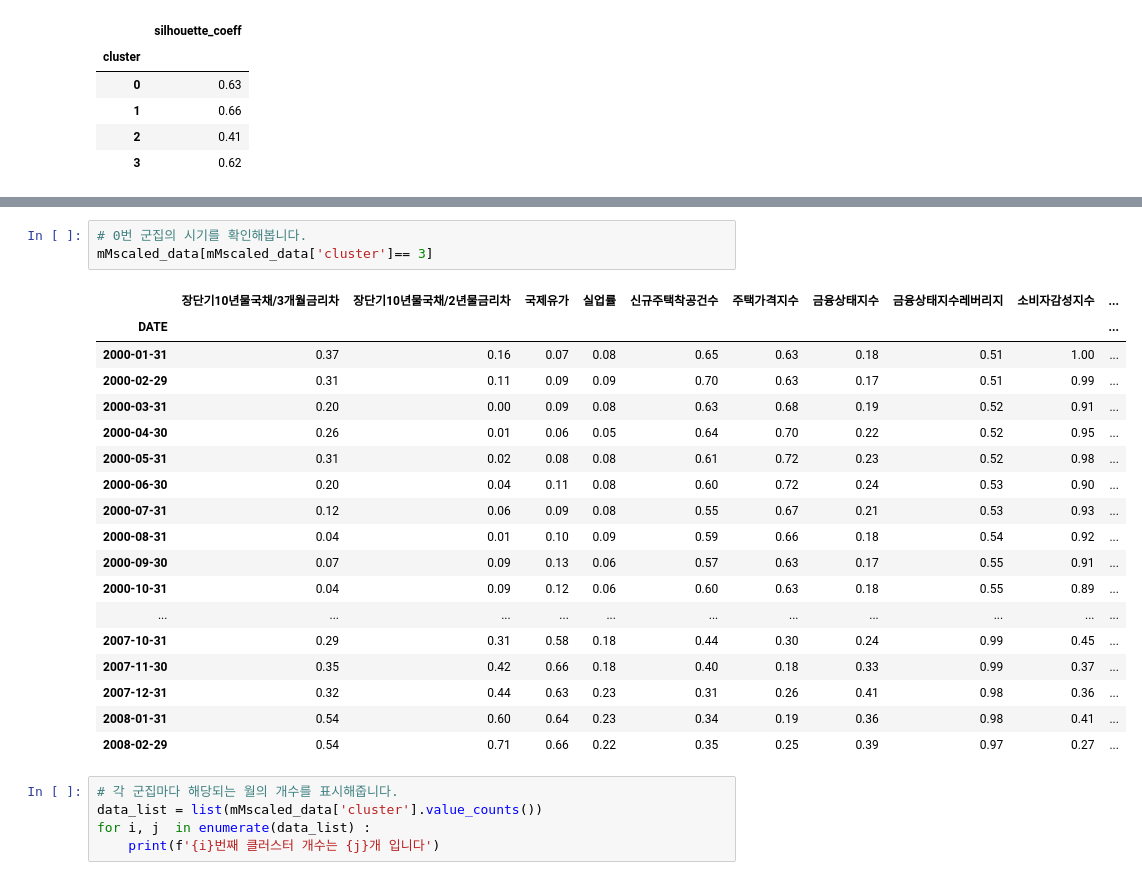
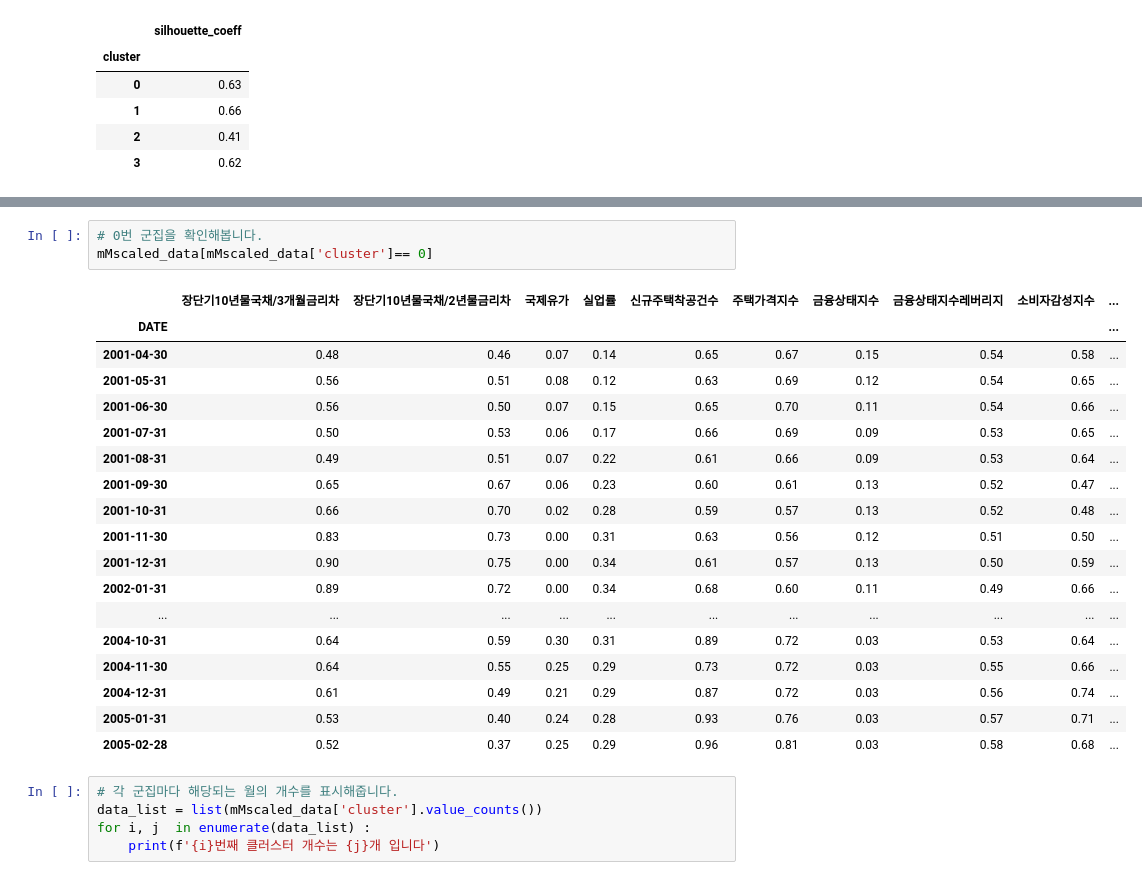
Before and after one commit to amazon4b/-, a Jupyter notebook: 경기분석,k_means(k=4),meanshift,_minmax스케일링_.ipynb, the cells around one changed output, grey strips where cells are left out. Cells and saved outputs as stored; diff of their text form.

```diff
--- a/경기분석,k_means(k=4),meanshift,_minmax스케일링_.ipynb
+++ b/경기분석,k_means(k=4),meanshift,_minmax스케일링_.ipynb
@@ -373,25 +323,25 @@ visualize_silhouette([ 2, 3, 4, 5 , 6], mMscaled_data)
 # %%
-# 0번 군집의 시기를 확인해봅니다.
-mMscaled_data[mMscaled_data['cluster']== 3]
+# 0번 군집을 확인해봅니다.
+mMscaled_data[mMscaled_data['cluster']== 0]
 # %% [output]
 |  | 장단기10년물국채/3개월금리차 | 장단기10년물국채/2년물금리차 | 국제유가 | 실업률 | 신규주택착공건수 | 주택가격지수 | 금융상태지수 | 금융상태지수레버리지 | 소비자감성지수 | ... |
 | DATE |  |  |  |  |  |  |  |  |  | ... |
-| 2000-01-31 | 0.37 | 0.16 | 0.07 | 0.08 | 0.65 | 0.63 | 0.18 | 0.51 | 1.00 | ... |
-| 2000-02-29 | 0.31 | 0.11 | 0.09 | 0.09 | 0.70 | 0.63 | 0.17 | 0.51 | 0.99 | ... |
-| 2000-03-31 | 0.20 | 0.00 | 0.09 | 0.08 | 0.63 | 0.68 | 0.19 | 0.52 | 0.91 | ... |
-| 2000-04-30 | 0.26 | 0.01 | 0.06 | 0.05 | 0.64 | 0.70 | 0.22 | 0.52 | 0.95 | ... |
-| 2000-05-31 | 0.31 | 0.02 | 0.08 | 0.08 | 0.61 | 0.72 | 0.23 | 0.52 | 0.98 | ... |
-| 2000-06-30 | 0.20 | 0.04 | 0.11 | 0.08 | 0.60 | 0.72 | 0.24 | 0.53 | 0.90 | ... |
-| 2000-07-31 | 0.12 | 0.06 | 0.09 | 0.08 | 0.55 | 0.67 | 0.21 | 0.53 | 0.93 | ... |
-| 2000-08-31 | 0.04 | 0.01 | 0.10 | 0.09 | 0.59 | 0.66 | 0.18 | 0.54 | 0.92 | ... |
-| 2000-09-30 | 0.07 | 0.09 | 0.13 | 0.06 | 0.57 | 0.63 | 0.17 | 0.55 | 0.91 | ... |
-| 2000-10-31 | 0.04 | 0.09 | 0.12 | 0.06 | 0.60 | 0.63 | 0.18 | 0.55 | 0.89 | ... |
+| 2001-04-30 | 0.48 | 0.46 | 0.07 | 0.14 | 0.65 | 0.67 | 0.15 | 0.54 | 0.58 | ... |
+| 2001-05-31 | 0.56 | 0.51 | 0.08 | 0.12 | 0.63 | 0.69 | 0.12 | 0.54 | 0.65 | ... |
+| 2001-06-30 | 0.56 | 0.50 | 0.07 | 0.15 | 0.65 | 0.70 | 0.11 | 0.54 | 0.66 | ... |
+| 2001-07-31 | 0.50 | 0.53 | 0.06 | 0.17 | 0.66 | 0.69 | 0.09 | 0.53 | 0.65 | ... |
+| 2001-08-31 | 0.49 | 0.51 | 0.07 | 0.22 | 0.61 | 0.66 | 0.09 | 0.53 | 0.64 | ... |
+| 2001-09-30 | 0.65 | 0.67 | 0.06 | 0.23 | 0.60 | 0.61 | 0.13 | 0.52 | 0.47 | ... |
+| 2001-10-31 | 0.66 | 0.70 | 0.02 | 0.28 | 0.59 | 0.57 | 0.13 | 0.52 | 0.48 | ... |
+| 2001-11-30 | 0.83 | 0.73 | 0.00 | 0.31 | 0.63 | 0.56 | 0.12 | 0.51 | 0.50 | ... |
+| 2001-12-31 | 0.90 | 0.75 | 0.00 | 0.34 | 0.61 | 0.57 | 0.13 | 0.50 | 0.59 | ... |
+| 2002-01-31 | 0.89 | 0.72 | 0.00 | 0.34 | 0.68 | 0.60 | 0.11 | 0.49 | 0.66 | ... |
 | ... | ... | ... | ... | ... | ... | ... | ... | ... | ... | ... |
-| 2007-10-31 | 0.29 | 0.31 | 0.58 | 0.18 | 0.44 | 0.30 | 0.24 | 0.99 | 0.45 | ... |
-| 2007-11-30 | 0.35 | 0.42 | 0.66 | 0.18 | 0.40 | 0.18 | 0.33 | 0.99 | 0.37 | ... |
-| 2007-12-31 | 0.32 | 0.44 | 0.63 | 0.23 | 0.31 | 0.26 | 0.41 | 0.98 | 0.36 | ... |
-| 2008-01-31 | 0.54 | 0.60 | 0.64 | 0.23 | 0.34 | 0.19 | 0.36 | 0.98 | 0.41 | ... |
-| 2008-02-29 | 0.54 | 0.71 | 0.66 | 0.22 | 0.35 | 0.25 | 0.39 | 0.97 | 0.27 | ... |
+| 2004-10-31 | 0.64 | 0.59 | 0.30 | 0.31 | 0.89 | 0.72 | 0.03 | 0.53 | 0.64 | ... |
+| 2004-11-30 | 0.64 | 0.55 | 0.25 | 0.29 | 0.73 | 0.72 | 0.03 | 0.55 | 0.66 | ... |
+| 2004-12-31 | 0.61 | 0.49 | 0.21 | 0.29 | 0.87 | 0.72 | 0.03 | 0.56 | 0.74 | ... |
+| 2005-01-31 | 0.53 | 0.40 | 0.24 | 0.28 | 0.93 | 0.76 | 0.03 | 0.57 | 0.71 | ... |
+| 2005-02-28 | 0.52 | 0.37 | 0.25 | 0.29 | 0.96 | 0.81 | 0.03 | 0.58 | 0.68 | ... |
 # %%
 # 각 군집마다 해당되는 월의 개수를 표시해줍니다.
 data_list = list(mMscaled_data['cluster'].value_counts())
```
Also changed, not shown: parts of 18 cells of this notebook.
